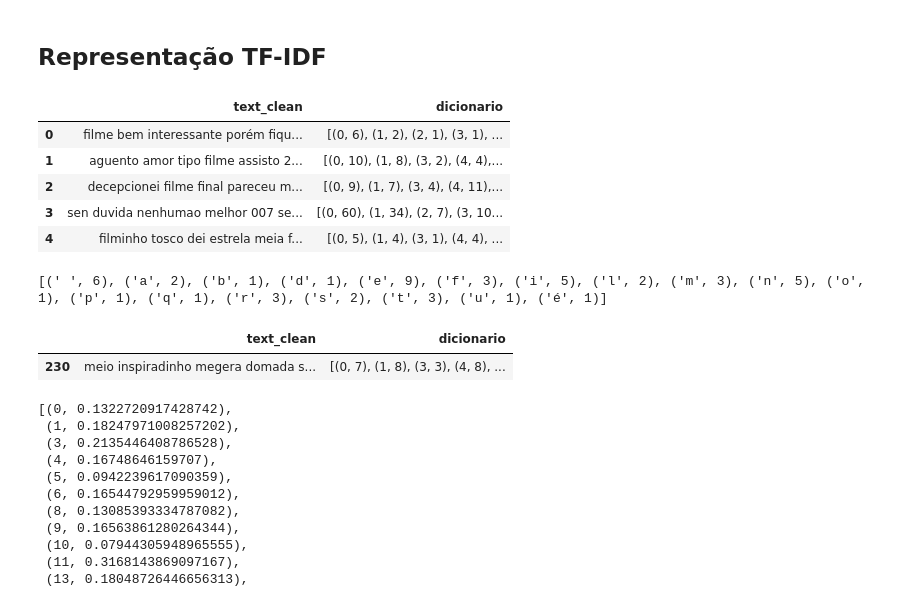
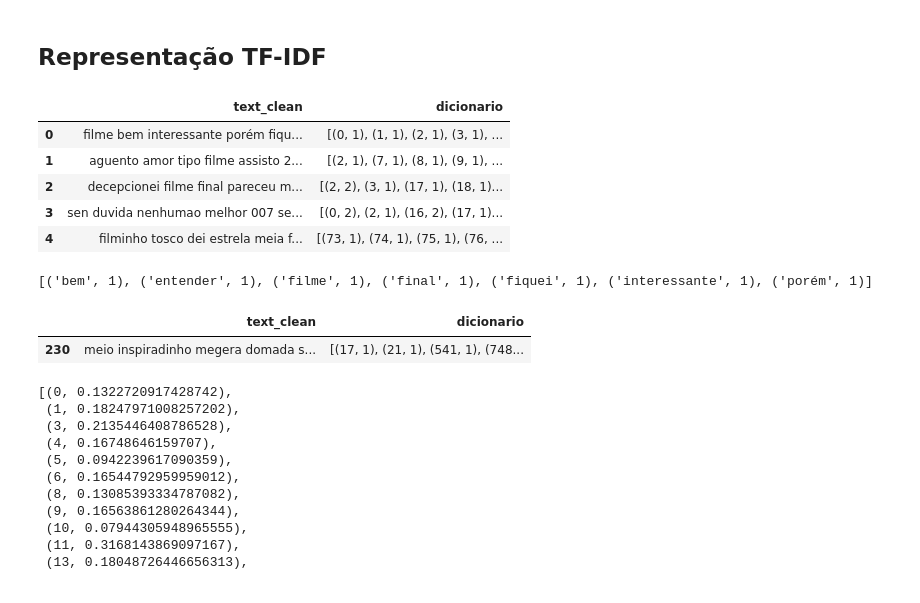
Before and after one commit to hericax/Pos, a Jupyter notebook: projeto_NLP/projeto4_NLP_modificado.ipynb, the cells around one changed output. Saved outputs shown, nothing was run; the diff lists cells and outputs as text; code cells hidden in the pictures.

```diff
--- a/projeto_NLP/projeto4_NLP_modificado.ipynb
+++ b/projeto_NLP/projeto4_NLP_modificado.ipynb
@@ -782,32 +782,38 @@ Qtde de dados de teste: X = 2395, y = 2395
 # %%
 # criando um dicionário de palavras
 
 # cria um dicionário de palavras
+
+import ast
+
+# cria um dicionário de palavras
 dicionario = corpora.Dictionary() # modulo que lida com dicionario e suas funcionalidades
 def dicionario_palavras(row):
-  bow_corpus = dicionario.doc2bow(list(str(row['text_clean'])), allow_update=True)
-  return bow_corpus
+    new_row = ast.literal_eval(row['text_tokenizado'])
+    bow_corpus = dicionario.doc2bow(new_row, allow_update=True)
+    return bow_corpus
+
 
 from gensim import corpora
 
 # cria um dicionário de palavras
 df_limpo['dicionario'] = df_limpo.apply(dicionario_palavras, axis=1) # chamando a função que cria um dicionário para cada registro
 
 # validando
 df_limpo[['text_clean','dicionario']].head(5)
 # %% [output]
 |  | text_clean | dicionario |
-| 0 | filme bem interessante porém fiqu... | [(0, 6), (1, 2), (2, 1), (3, 1), ... |
-| 1 | aguento amor tipo filme assisto 2... | [(0, 10), (1, 8), (3, 2), (4, 4),... |
-| 2 | decepcionei filme final pareceu m... | [(0, 9), (1, 7), (3, 4), (4, 11),... |
-| 3 | sen duvida nenhumao melhor 007 se... | [(0, 60), (1, 34), (2, 7), (3, 10... |
-| 4 | filminho tosco dei estrela meia f... | [(0, 5), (1, 4), (3, 1), (4, 4), ... |
+| 0 | filme bem interessante porém fiqu... | [(0, 1), (1, 1), (2, 1), (3, 1), ... |
+| 1 | aguento amor tipo filme assisto 2... | [(2, 1), (7, 1), (8, 1), (9, 1), ... |
+| 2 | decepcionei filme final pareceu m... | [(2, 2), (3, 1), (17, 1), (18, 1)... |
+| 3 | sen duvida nenhumao melhor 007 se... | [(0, 2), (2, 1), (16, 2), (17, 1)... |
+| 4 | filminho tosco dei estrela meia f... | [(73, 1), (74, 1), (75, 1), (76, ... |
 # %%
 # Visualizando as palavras do dicionário
 id_corpus = [(dicionario[id_palavra],cont) for id_palavra,cont in df_limpo['dicionario'][0]]
 print(id_corpus)
 # %% [output]
-[(' ', 6), ('a', 2), ('b', 1), ('d', 1), ('e', 9), ('f', 3), ('i', 5), ('l', 2), ('m', 3), ('n', 5), ('o', 1), ('p', 1), ('q', 1), ('r', 3), ('s', 2), ('t', 3), ('u', 1), ('é', 1)]
+[('bem', 1), ('entender', 1), ('filme', 1), ('final', 1), ('fiquei', 1), ('interessante', 1), ('porém', 1)]
 # %%
 # computa para cada termo, a fórmula tf-idf
 model = TfidfModel(df_limpo['dicionario'])
@@ -816,7 +822,7 @@ model = TfidfModel(df_limpo['dicionario'])
 df_limpo[['text_clean','dicionario']][230:231]
 # %% [output]
 |  | text_clean | dicionario |
-| 230 | meio inspiradinho megera domada s... | [(0, 7), (1, 8), (3, 3), (4, 8), ... |
+| 230 | meio inspiradinho megera domada s... | [(17, 1), (21, 1), (541, 1), (748... |
 # %%
 # vamos ver a representação de um dos filmes
 model[df_limpo['dicionario'][230]]
```
Also changed, not shown: parts of 7 cells of this notebook.
